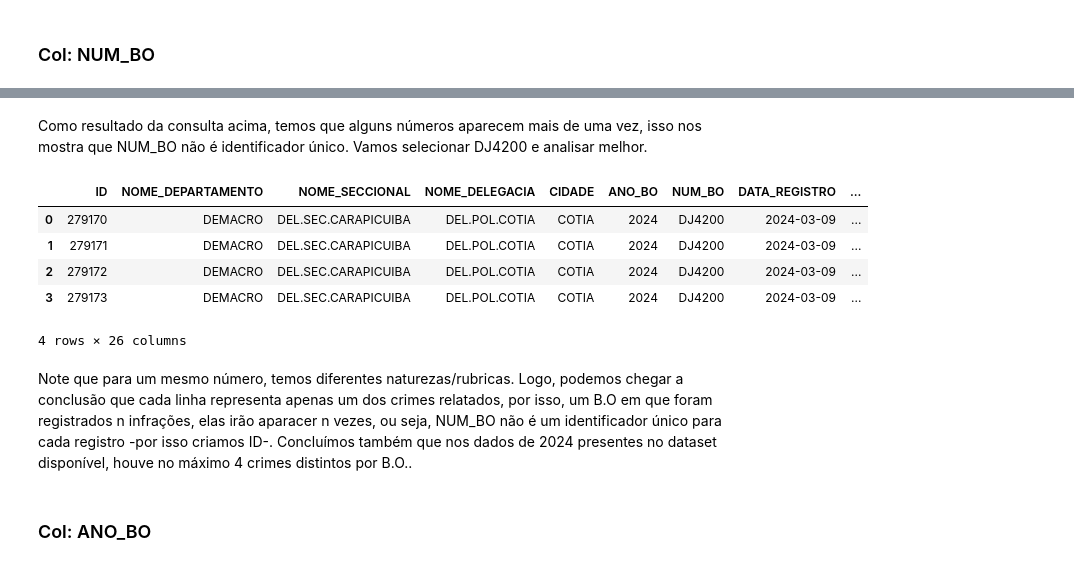
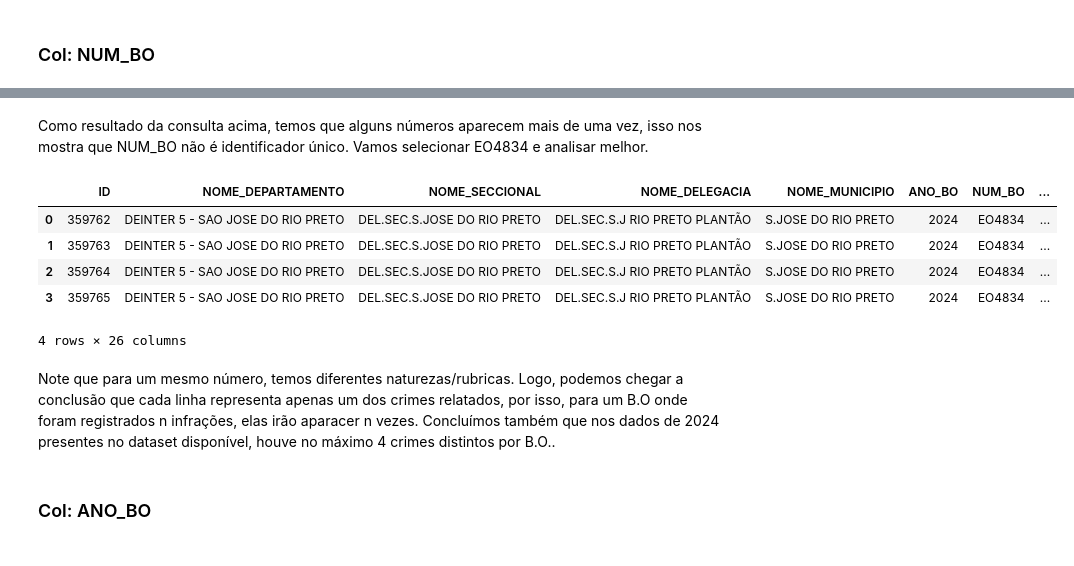
Before and after one commit to mapassos/sp-2024-crime-data-analysis, a Jupyter notebook: analise_dados_criminais_2024.ipynb, the cells around one changed output, grey strips where cells are left out. Saved outputs shown, nothing was run; the diff lists cells and outputs as text; code cells hidden in the pictures.

Commit message:
update com dados mais recentes

```diff
--- a/analise_dados_criminais_2024.ipynb
+++ b/analise_dados_criminais_2024.ipynb
@@ -858,20 +893,20 @@ db_count_unique_vals('NUM_BO', 5)
 # %% [markdown]
-Como resultado da consulta acima, temos que alguns números aparecem mais de uma vez, isso nos mostra que NUM_BO não é identificador único. Vamos selecionar DJ4200 e analisar melhor.
+Como resultado da consulta acima, temos que alguns números aparecem mais de uma vez, isso nos mostra que NUM_BO não é identificador único. Vamos selecionar EO4834 e analisar melhor.
 # %%
 con.sql('''
     select * from dados_criminais
-    where NUM_BO = 'DJ4200';
+    where NUM_BO = 'EO4834';
     '''
 ).df()
 # %% [output]
-|  | ID | NOME_DEPARTAMENTO | NOME_SECCIONAL | NOME_DELEGACIA | CIDADE | ANO_BO | NUM_BO | DATA_REGISTRO | ... |
-| 0 | 279170 | DEMACRO | DEL.SEC.CARAPICUIBA | DEL.POL.COTIA | COTIA | 2024 | DJ4200 | 2024-03-09 | ... |
-| 1 | 279171 | DEMACRO | DEL.SEC.CARAPICUIBA | DEL.POL.COTIA | COTIA | 2024 | DJ4200 | 2024-03-09 | ... |
-| 2 | 279172 | DEMACRO | DEL.SEC.CARAPICUIBA | DEL.POL.COTIA | COTIA | 2024 | DJ4200 | 2024-03-09 | ... |
-| 3 | 279173 | DEMACRO | DEL.SEC.CARAPICUIBA | DEL.POL.COTIA | COTIA | 2024 | DJ4200 | 2024-03-09 | ... |
+|  | ID | NOME_DEPARTAMENTO | NOME_SECCIONAL | NOME_DELEGACIA | NOME_MUNICIPIO | ANO_BO | NUM_BO | ... |
+| 0 | 359762 | DEINTER 5 - SAO JOSE DO RIO PRETO | DEL.SEC.S.JOSE DO RIO PRETO | DEL.SEC.S.J RIO PRETO PLANTÃO | S.JOSE DO RIO PRETO | 2024 | EO4834 | ... |
+| 1 | 359763 | DEINTER 5 - SAO JOSE DO RIO PRETO | DEL.SEC.S.JOSE DO RIO PRETO | DEL.SEC.S.J RIO PRETO PLANTÃO | S.JOSE DO RIO PRETO | 2024 | EO4834 | ... |
+| 2 | 359764 | DEINTER 5 - SAO JOSE DO RIO PRETO | DEL.SEC.S.JOSE DO RIO PRETO | DEL.SEC.S.J RIO PRETO PLANTÃO | S.JOSE DO RIO PRETO | 2024 | EO4834 | ... |
+| 3 | 359765 | DEINTER 5 - SAO JOSE DO RIO PRETO | DEL.SEC.S.JOSE DO RIO PRETO | DEL.SEC.S.J RIO PRETO PLANTÃO | S.JOSE DO RIO PRETO | 2024 | EO4834 | ... |
 4 rows × 26 columns
 # %% [markdown]
-Note que para um mesmo número, temos diferentes naturezas/rubricas. Logo, podemos chegar a conclusão que cada linha representa apenas um dos crimes relatados, por isso, um B.O em que foram registrados n infrações, elas irão aparacer n vezes, ou seja, NUM_BO não é um identificador único para cada registro -por isso criamos ID-. Concluímos também que nos dados de 2024 presentes no dataset disponível, houve no máximo 4 crimes distintos por B.O..
+Note que para um mesmo número, temos diferentes naturezas/rubricas. Logo, podemos chegar a conclusão que cada linha representa apenas um dos crimes relatados, por isso, para um B.O onde foram registrados n infrações, elas irão aparacer n vezes. Concluímos também que nos dados de 2024 presentes no dataset disponível, houve no máximo 4 crimes distintos por B.O..
 # %% [markdown]
 <h3>Col: ANO_BO</h3>
 # %%
```
Also changed, not shown: parts of 160 cells of this notebook, 1 other file.
